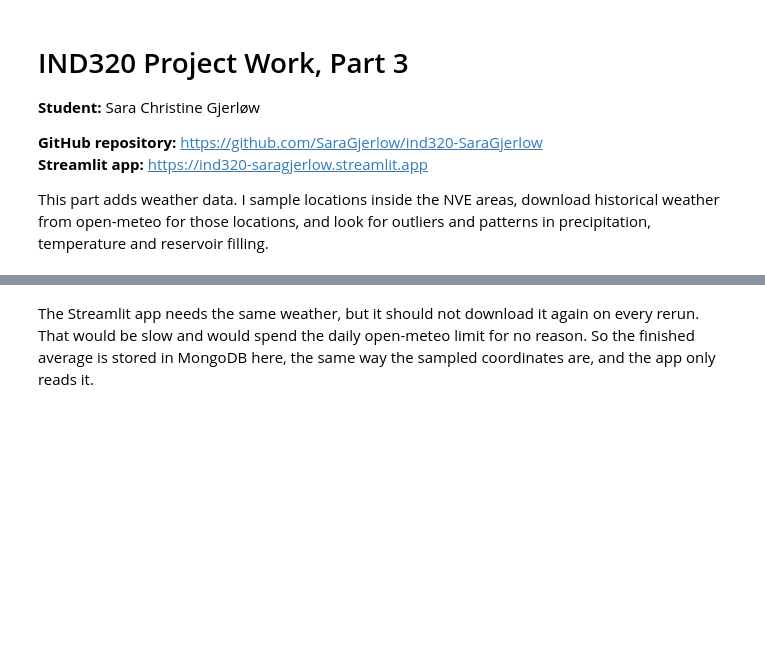
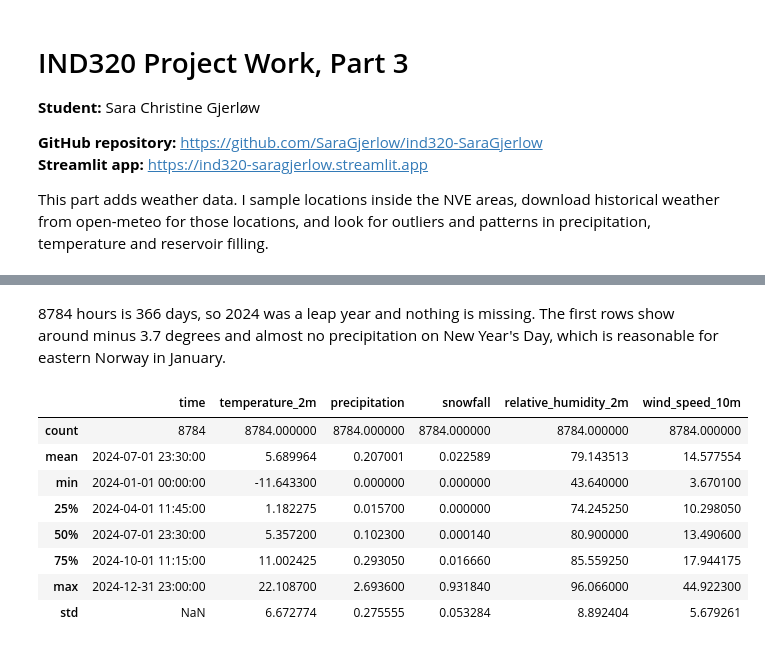
Before and after one commit to SaraGjerlow/ind320-SaraGjerlow, a Jupyter notebook: notebooks/part3.ipynb, the cells around one changed output, grey strips where cells are left out. Cells and saved outputs as stored; diff of their text form; code cells hidden in the pictures; blank space fills up the shorter version.

Commit message:
Part 3 notebook: full download, analyses, log and AI declaration

```diff
--- a/notebooks/part3.ipynb
+++ b/notebooks/part3.ipynb
@@ -174,43 +191,31 @@ def load_area_points(area_type, area_number):
     return pd.DataFrame(list(documents))
 
 
-def fetch_batch(parameters, pause_seconds=65):
-    """Ask open-meteo for one batch of locations.
-
-    Open-meteo limits how much data can be asked for per minute, per hour and
-    per day. A rejected request is not an error here, it just means waiting.
-    Cached responses never reach the API at all, so a run that stopped on a
-    limit continues where it left off the next time.
-    """
+def fetch_batch(parameters):
+    """Ask open-meteo for one batch of locations, waiting out the limits."""
     for attempt in range(6):
         response = session.get(ARCHIVE_URL, params=parameters, timeout=180)
 
         if response.status_code == 200:
             return response.json()
 
+        # 429 means a limit was reached, which is a wait and not an error.
         if response.status_code == 429:
-            # The body says which of the three limits was reached.
-            reason = response.json().get("reason", "rate limited")
-            print(f"    {reason}")
-            time.sleep(pause_seconds)
+            print("   ", response.json().get("reason", "rate limited"))
+            time.sleep(65)
             continue
 
-        # Anything else is a real error worth seeing.
-        print("Status:", response.status_code)
-        print(response.text[:300])
         response.raise_for_status()
 
     raise RuntimeError("Gave up after repeated rate limits")
 
 
 def download_weather(area_type, area_number, start_date, end_date,
-                     max_locations=None,
-                     locations_per_request=LOCATIONS_PER_REQUEST):
+                     max_locations=None):
     """Download hourly ERA5 weather for one area and average over its points.
 
-    The area is given with the same type and number that Magasinstatistikk
-    uses, for example "EL" and 3. The coordinates are looked up in MongoDB,
-    sent to open-meteo in batches, and averaged into one series per variable.
+    The area is named the way Magasinstatistikk names it, for example "EL"
+    and 3. max_locations limits how many of the sampled points are used.
     """
     coordinates = load_area_points(area_type, area_number)
 
@@ -222,9 +227,10 @@ def download_weather(area_type, area_number, start_date, end_date,
     total = None
     count = 0
 
-    for start in range(0, len(coordinates), locations_per_request):
-        batch = coordinates.iloc[start:start + locations_per_request]
+    for start in range(0, len(coordinates), LOCATIONS_PER_REQUEST):
+        batch = coordinates.iloc[start:start + LOCATIONS_PER_REQUEST]
 
+        # Several locations are sent as comma separated lists.
         parameters = {
             "latitude": ",".join(batch["latitude"].astype(str)),
             "longitude": ",".join(batch["longitude"].astype(str)),
@@ -240,6 +246,7 @@ def download_weather(area_type, area_number, start_date, end_date,
         if isinstance(results, dict):
             results = [results]
 
+        # Add the series together instead of keeping one table per location.
         for result in results:
             hourly = pd.DataFrame(result["hourly"])
             hourly["time"] = pd.to_datetime(hourly["time"])
@@ -258,12 +265,7 @@ def download_weather(area_type, area_number, start_date, end_date,
     return weather.reset_index()
 # %%
 # All the analyses below use this one area and this one year.
-#
-# The goal is 1000 locations, but open-meteo has a daily quota, so the
-# download has to be spread over several days. The cache keeps everything
-# that has already arrived, so re-running this cell on a new day moves it
-# further along. Raise the number here when the full set is in place.
-LOCATIONS = 100
+LOCATIONS = 1000
 
 weather_no3 = download_weather(
     "EL", 3, "2024-01-01", "2024-12-31", max_locations=LOCATIONS
@@ -275,5 +301,17 @@ weather_no3.head()
-# %% [markdown]
-The Streamlit app needs the same weather, but it should not download it again
-on every rerun. That would be slow and would spend the daily open-meteo limit
-for no reason. So the finished average is stored in MongoDB here, the same way
-the sampled coordinates are, and the app only reads it.
+# %% [markdown]
+8784 hours is 366 days, so 2024 was a leap year and nothing is missing. The
+first rows show around minus 3.7 degrees and almost no precipitation on New
+Year's Day, which is reasonable for eastern Norway in January.
+# %%
+# A quick look at all five variables, to see that the ranges are sensible.
+weather_no3.describe()
+# %% [output]
+|  | time | temperature_2m | precipitation | snowfall | relative_humidity_2m | wind_speed_10m |
+| count | 8784 | 8784.000000 | 8784.000000 | 8784.000000 | 8784.000000 | 8784.000000 |
+| mean | 2024-07-01 23:30:00 | 5.689964 | 0.207001 | 0.022589 | 79.143513 | 14.577554 |
+| min | 2024-01-01 00:00:00 | -11.643300 | 0.000000 | 0.000000 | 43.640000 | 3.670100 |
+| 25% | 2024-04-01 11:45:00 | 1.182275 | 0.015700 | 0.000000 | 74.245250 | 10.298050 |
+| 50% | 2024-07-01 23:30:00 | 5.357200 | 0.102300 | 0.000140 | 80.900000 | 13.490600 |
+| 75% | 2024-10-01 11:15:00 | 11.002425 | 0.293050 | 0.016660 | 85.559250 | 17.944175 |
+| max | 2024-12-31 23:00:00 | 22.108700 | 2.693600 | 0.931840 | 96.066000 | 44.922300 |
+| std | NaN | 6.672774 | 0.275555 | 0.053284 | 8.892404 | 5.679261 |
```
Also changed, not shown: parts of 41 cells of this notebook.
